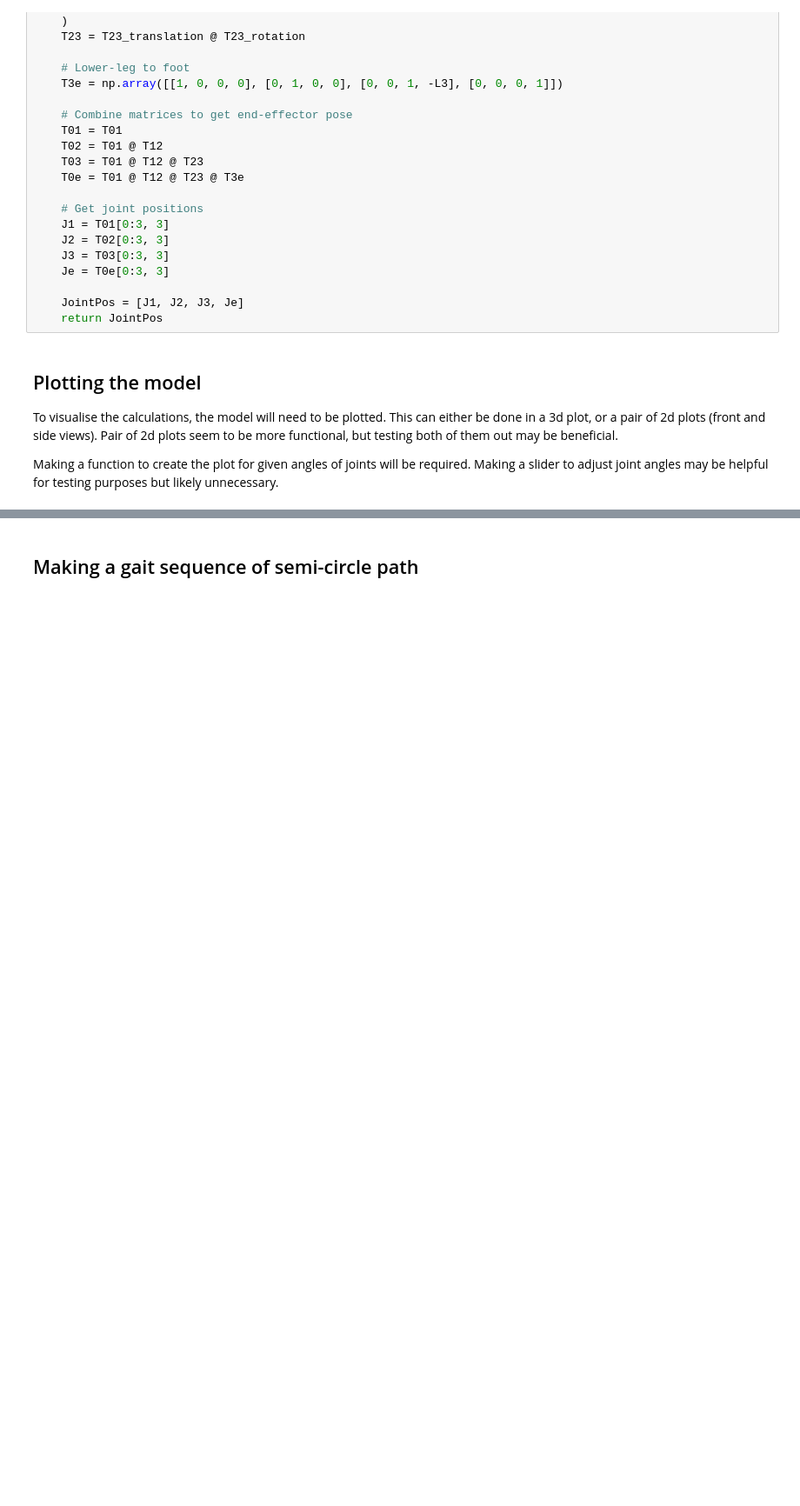
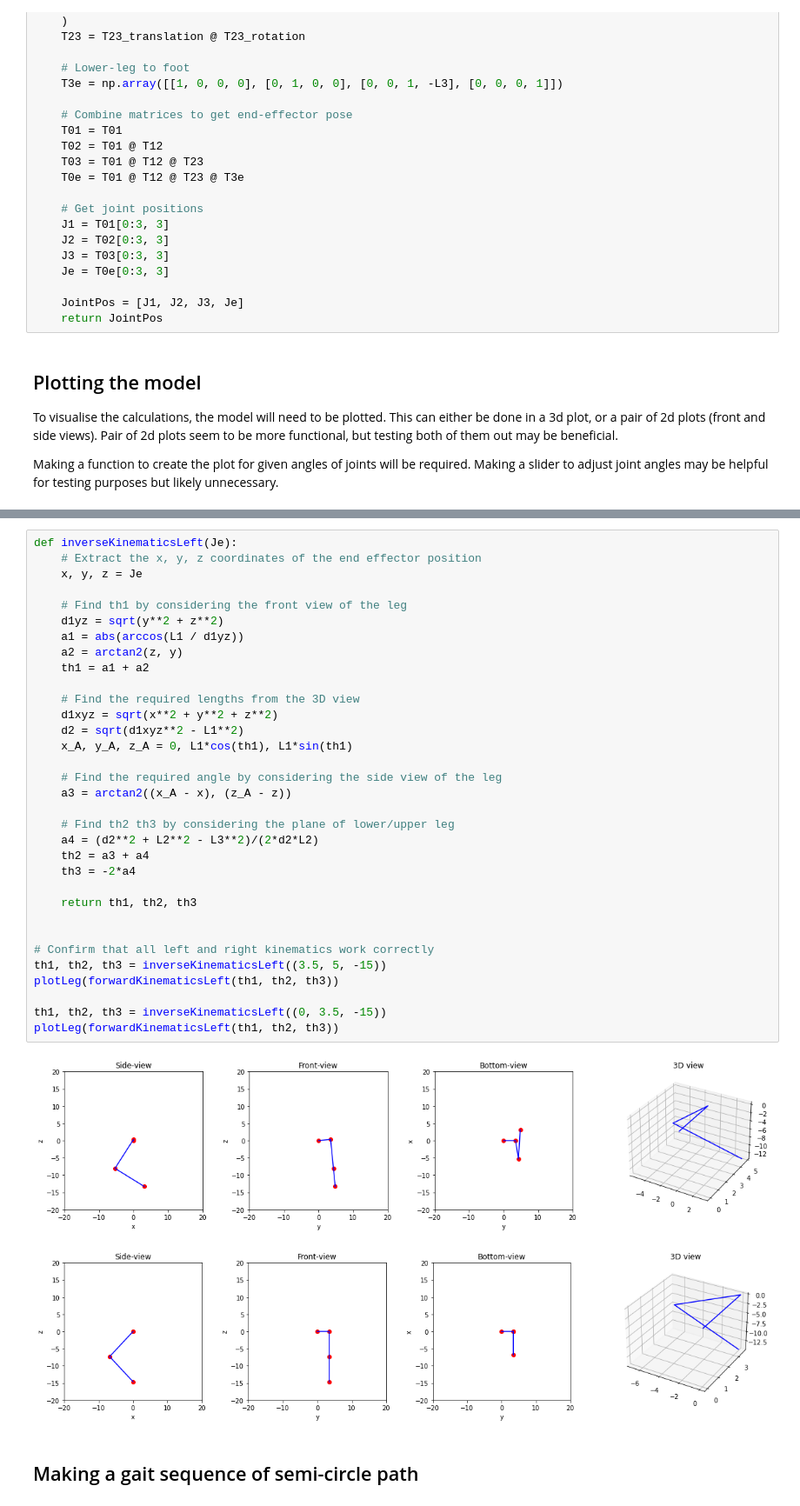
Before and after one commit to QronkOxford/Qronk, a Jupyter notebook: notebooks/kinematics.ipynb, the cells around one changed output, grey strips where cells are left out. Shown at 87% size. Cells and saved outputs as stored; diff of their text form; blank space fills up the shorter version.

Commit message:
Fix inverse kinematics algorithm

```diff
--- a/notebooks/kinematics.ipynb
+++ b/notebooks/kinematics.ipynb
@@ -287,3 +246,39 @@ plotLeg(forwardKinematicsLeft(th1, th2, th3))
+# %%
+def inverseKinematicsLeft(Je):
+    # Extract the x, y, z coordinates of the end effector position
+    x, y, z = Je
+
+    # Find th1 by considering the front view of the leg
+    d1yz = sqrt(y**2 + z**2)
+    a1 = abs(arccos(L1 / d1yz))
+    a2 = arctan2(z, y)
+    th1 = a1 + a2
+
+    # Find the required lengths from the 3D view
+    d1xyz = sqrt(x**2 + y**2 + z**2)
+    d2 = sqrt(d1xyz**2 - L1**2)
+    x_A, y_A, z_A = 0, L1*cos(th1), L1*sin(th1)
+
+    # Find the required angle by considering the side view of the leg
+    a3 = arctan2((x_A - x), (z_A - z))
+
+    # Find th2 th3 by considering the plane of lower/upper leg
+    a4 = (d2**2 + L2**2 - L3**2)/(2*d2*L2)
+    th2 = a3 + a4
+    th3 = -2*a4
+
+    return th1, th2, th3
+
+
+# Confirm that all left and right kinematics work correctly
+th1, th2, th3 = inverseKinematicsLeft((3.5, 5, -15))
+plotLeg(forwardKinematicsLeft(th1, th2, th3))
+
+th1, th2, th3 = inverseKinematicsLeft((0, 3.5, -15))
+plotLeg(forwardKinematicsLeft(th1, th2, th3))
+# %% [output]
+[figure, added]
+[figure, added]
 # %% [markdown]
 ## Making a gait sequence of semi-circle path
 # %%
```
Also changed, not shown: parts of 5 cells of this notebook, 5 other files.
